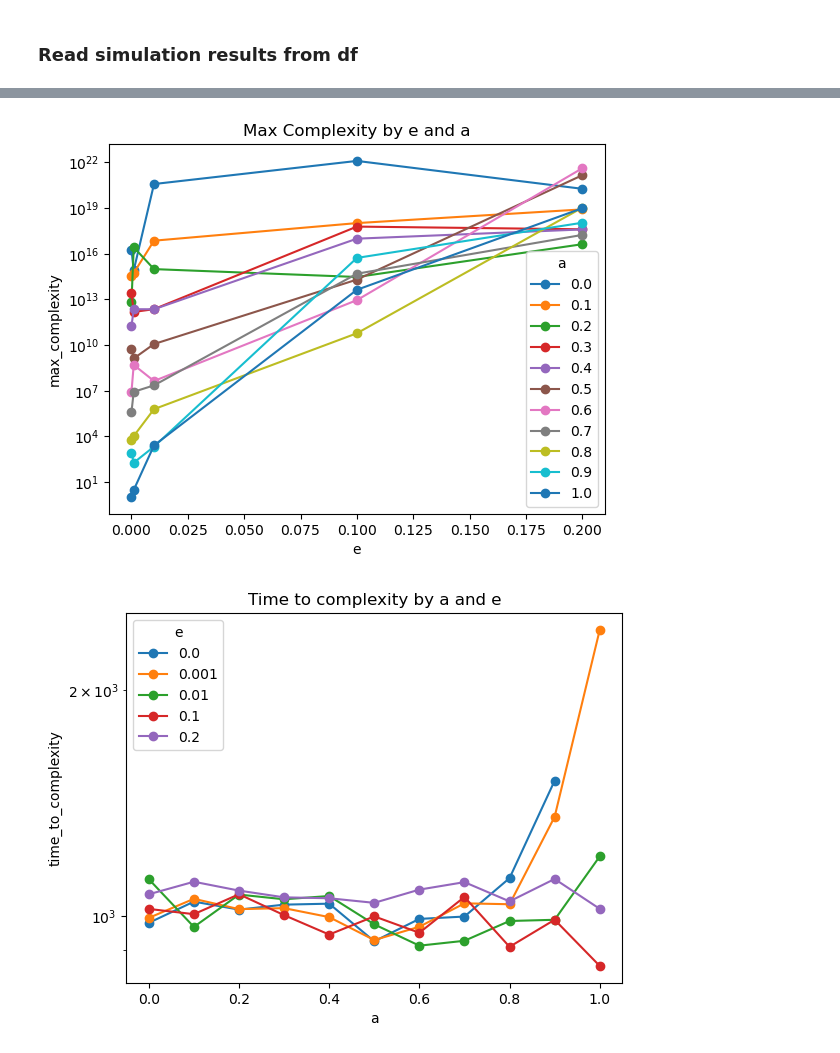
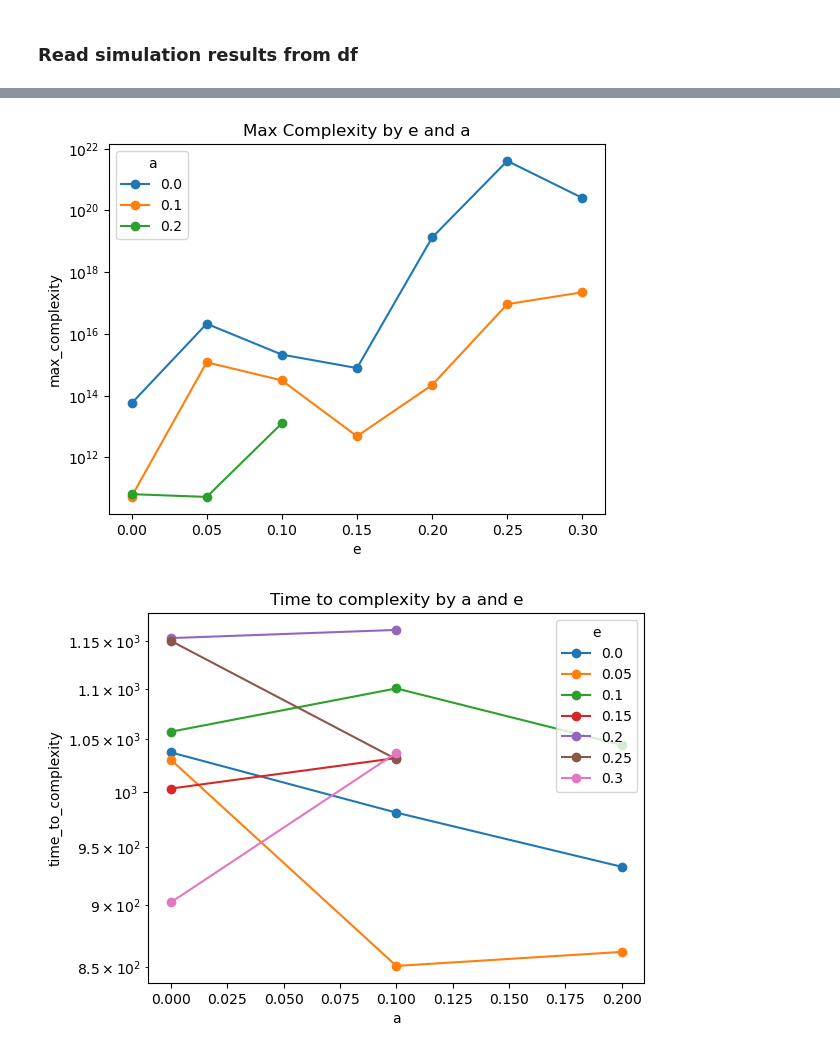
Before and after one commit to lennartebert/process_simulation, a Jupyter notebook: Effect of automation on complexity behavior.ipynb, the cells around one changed output, grey strips where cells are left out. Cells and saved outputs as stored; diff of their text form; code cells hidden in the pictures.

Commit message:
Fix of simulation algorithm

```diff
--- a/Effect of automation on complexity behavior.ipynb
+++ b/Effect of automation on complexity behavior.ipynb
@@ -284,4 +484,0 @@ process_simulation.create_results_dataframe("results.h5")
-# %%
-model, activity_matrices, results, compute_info = process_simulation.load_simulation_hdf5("results.h5","simulation_1")
-# %%
-process_simulation.load_simulations_by_params(simulation_data_path, t=5000)
@@ -389,28 +487,29 @@ OSError: [WinError 1450] Insufficient system resources exist to complete the req
+# %%
+# get all simulations results as dataframe
+output_file = 'experiment_results/simulation_results.csv'
+simulation_results_df = process_simulation.get_results_dataframe(output_file)
 # %% [markdown]
 ## Analyze results
 # %% [markdown]
 ### Read simulation results from df
 # %%
-one_result_per_line_df = process_simulation.create_results_dataframe(simulation_data_path)
+one_result_per_line_df = simulation_results_df
 
 # delete results from old version
 filtered_df = one_result_per_line_df.loc[
-    one_result_per_line_df.index.get_level_values("version") == process_simulation.VERSION
+    one_result_per_line_df['version'] == process_simulation.VERSION
 ]
-
-# change sim_id to normal value
-filtered_df = filtered_df.reset_index(level='sim_id')
 
 # aggregate results with same parameters
 grouped_df = filtered_df.groupby(['version', 't', 'l', 'm', 'r', 'n', 'v_m', 'v_a', 'v_m_e', 'v_a_e', 'e', 'a'])
 
 aggregated_df = grouped_df.agg({
-    'sim_id': ['count'],
+    'seed': 'count',
     'max_complexity': ['mean', 'max', 'std'],
     'mean_complexity': ['mean', 'max', 'std'],
     'has_phase_change': ['mean', 'max', 'std'],
-    'time_to_complexity': ['mean', 'max', 'std']
-})
+    'time_to_chaos': ['mean', 'max', 'std']
+}).rename(columns={'seed': 'simulation_runs'})
 
 aggregated_df.rename(columns={'sim_id': 'simulation_runs'}, inplace=True)
 
@@ -488,27 +582,27 @@ plt.legend(title='a')
 # Show the plot
 plt.show()
 # %% [output]
-[figure, old version]
+[figure, new version]
 # %%
 
 # plot time to complexity
 
 # Create a pivot table to reshape the data for plotting
-pivoted_flat_df = flat_aggregated_df.pivot(index='a', columns='e', values=('time_to_complexity', 'mean'))
+pivoted_flat_df = flat_aggregated_df.pivot(index='a', columns='e', values=('time_to_chaos', 'mean'))
 
 # Plot the data
 ax = pivoted_flat_df.plot(kind='line', marker='o')
 
 # Set the y-axis to logarithmic scale
 ax.set_yscale('log')
 
 # Add labels and title
 plt.xlabel('a')
 plt.ylabel('time_to_complexity')
 plt.title('Time to complexity by a and e')
 plt.legend(title='e')
 
 # Show the plot
 plt.show()
 # %% [output]
-[figure, old version]
+[figure, new version]
```
Also changed, not shown: parts of 44 cells of this notebook, 5 other files.
